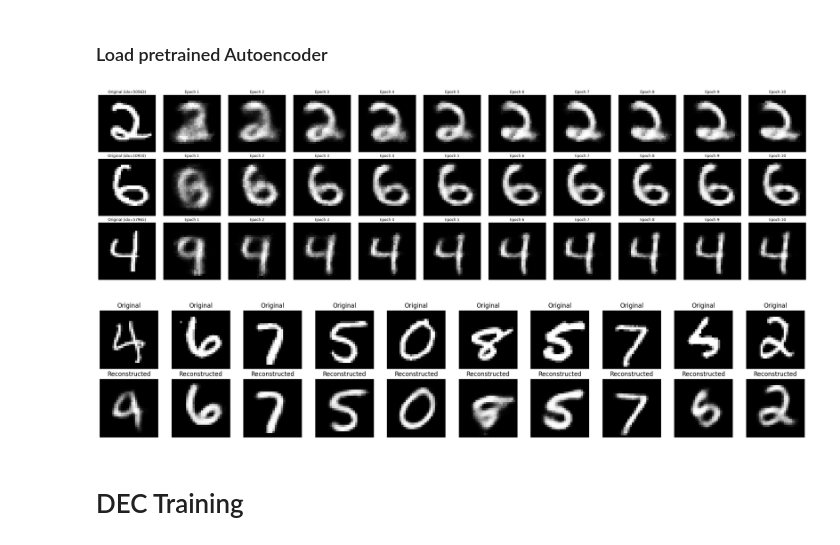
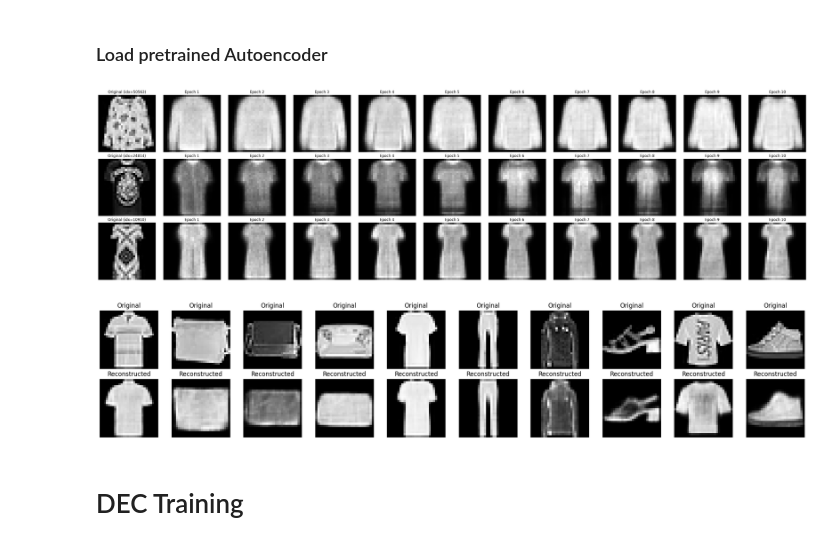
Before and after one commit to woullufy/deep-embedded-clustering, a Jupyter notebook: notebooks/dec.ipynb, the cells around one changed output. Saved outputs shown, nothing was run; the diff lists cells and outputs as text; code cells hidden in the pictures.

Commit message:
Added dec params trained on 500 epochs for mnist and fashion mnist datasets

```diff
--- a/notebooks/dec.ipynb
+++ b/notebooks/dec.ipynb
@@ -44,7 +44,7 @@ device = torch.device("cuda" if torch.cuda.is_available() else "cpu")
 # dataset = TensorDataset(tensor_x, indices)
 # dataloader = DataLoader(dataset, batch_size=batch_size, shuffle=True)
 # %%
-train_dataset, test_data = load_mnist()
+train_dataset, test_data = load_fashion_mnist()
 
 # We flatten to (N, 784) and scale to [0, 1]
 data = train_dataset.data.float() / 255.0
@@ -100,20 +89,25 @@ Epoch 10/10: average loss = 0.0129
 # %% [markdown]
 ### Load pretrained Autoencoder
 # %%
-ae = Autoencoder()
+ae.load_state_dict(torch.load("../checkpoints/autoencoder_fashion_mnist.pth"))
 
-checkpoint = torch.load("../checkpoints/autoencoder_mnist_full.pth", map_location="cpu")
-ae.load_state_dict(checkpoint["model_state"])
+checkpoint = torch.load("../checkpoints/autoencoder_full.pth", map_location="cpu")
+# ae.load_state_dict(checkpoint["model_state"])
 ae_losses = checkpoint["losses"]
 images = checkpoint["images"]
 # %%
 plot_all_reconstructions(images)
 # %% [output]
-[figure, old version]
+[figure, new version]
 # %%
-plot_ae_reconstructions(ae, train_dataset, device)
+plot_ae_reconstructions(
+    ae,
+    train_dataset,
+    n=10,
+    device=device
+)
 # %% [output]
-[figure, old version]
+[figure, new version]
 # %% [markdown]
 # DEC Training
 # %%
```
Also changed, not shown: parts of 12 cells of this notebook, 3 other files.
